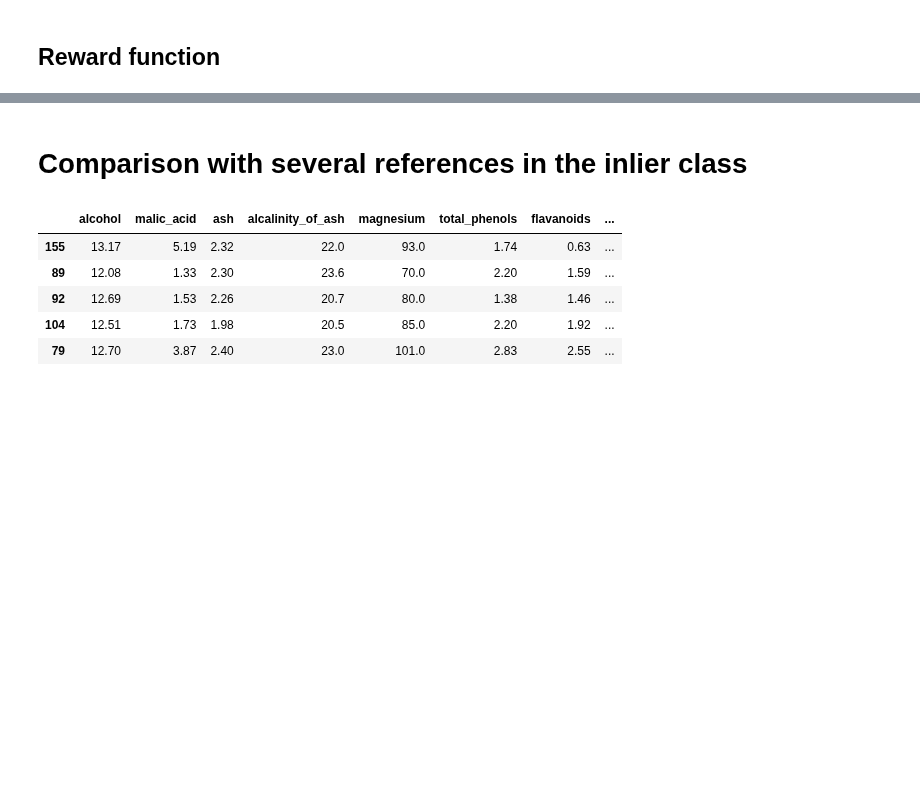
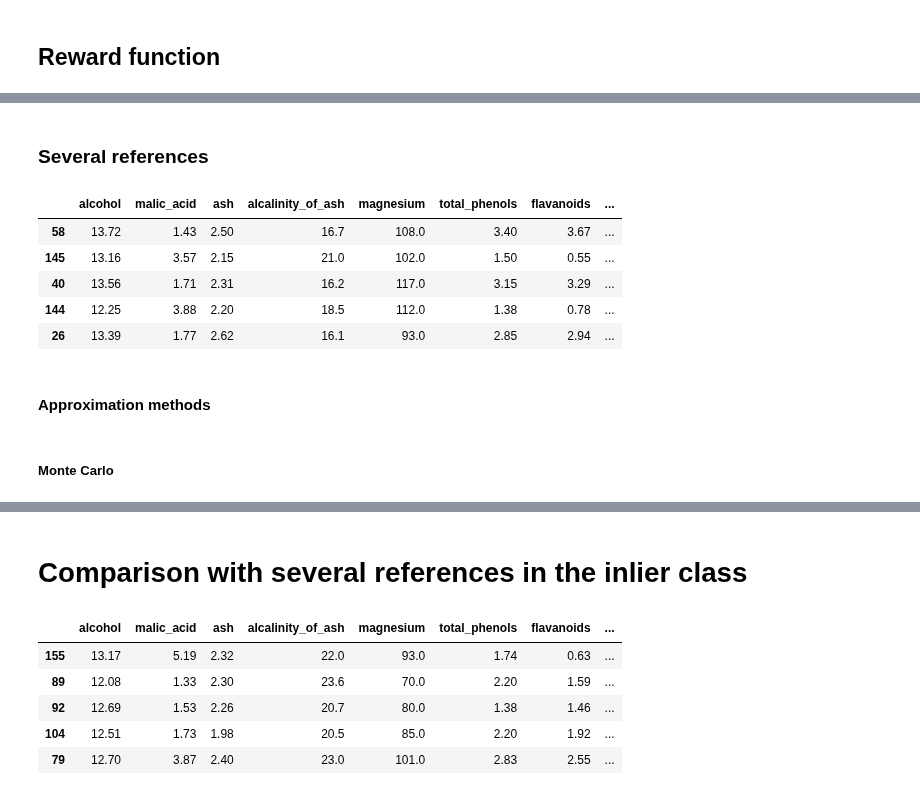
Before and after one commit to ThalesGroup/shapkit, a Jupyter notebook: tutorials/anomaly.ipynb, the cells around one changed output, grey strips where cells are left out. Cells and saved outputs as stored; diff of their text form; code cells hidden in the pictures; blank space fills up the shorter version.

```diff
--- a/tutorials/anomaly.ipynb
+++ b/tutorials/anomaly.ipynb
@@ -146,0 +161,19 @@ dtype: float64
+# %% [markdown]
+### Several references
+# %%
+n_ref = 10
+idx_normal = np.argwhere(model.predict(X) == 1).flatten()
+idx_ref = np.random.choice(idx_normal, size=n_ref, replace=False).flatten()
+references = X.iloc[idx_ref,:]
+references.head(5)
+# %% [output]
+|  | alcohol | malic_acid | ash | alcalinity_of_ash | magnesium | total_phenols | flavanoids | ... |
+| 58 | 13.72 | 1.43 | 2.50 | 16.7 | 108.0 | 3.40 | 3.67 | ... |
+| 145 | 13.16 | 3.57 | 2.15 | 21.0 | 102.0 | 1.50 | 0.55 | ... |
+| 40 | 13.56 | 1.71 | 2.31 | 16.2 | 117.0 | 3.15 | 3.29 | ... |
+| 144 | 12.25 | 3.88 | 2.20 | 18.5 | 112.0 | 1.38 | 0.78 | ... |
+| 26 | 13.39 | 1.77 | 2.62 | 16.1 | 93.0 | 2.85 | 2.94 | ... |
+# %% [markdown]
+#### Approximation methods
+# %% [markdown]
+##### Monte Carlo
```
Also changed, not shown: parts of 22 cells of this notebook, 10 other files.
